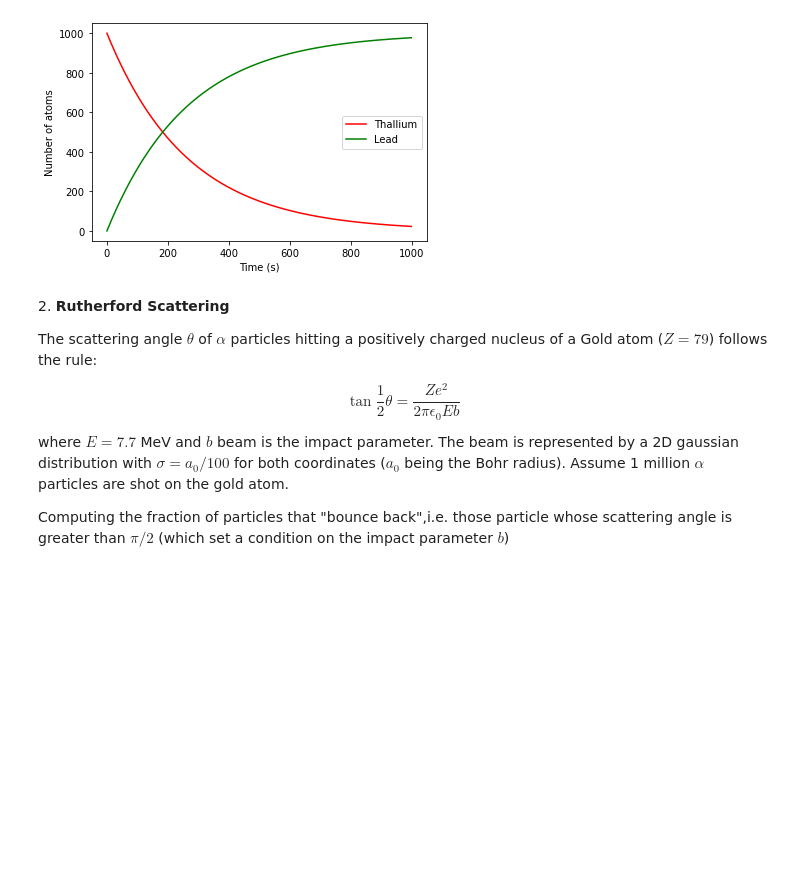
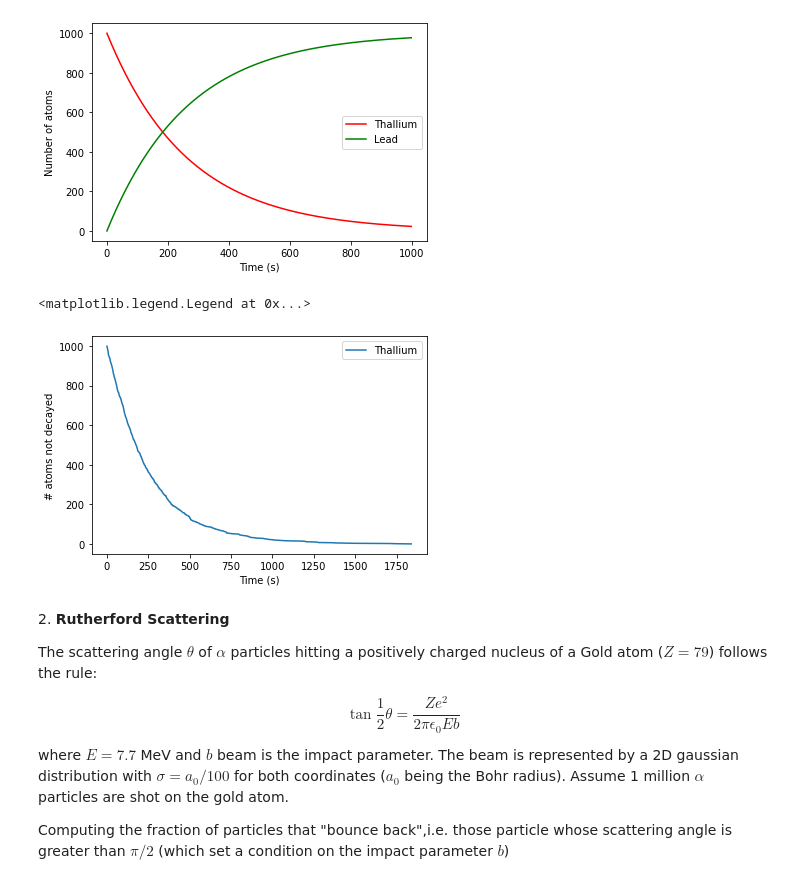
Before and after one commit to Sara-Munafo/LaboratoryOfComputationalPhysics_Y5, a Jupyter notebook: 10_MonteCarlo_exercises.ipynb, the cells around one changed output. Drawn from its saved outputs; the diff is of its cells as text; code cells hidden in the pictures; blank space fills up the shorter version.

```diff
--- a/10_MonteCarlo_exercises.ipynb
+++ b/10_MonteCarlo_exercises.ipynb
@@ -28,6 +28,36 @@ ax.legend()
 # %% [output]
 <matplotlib.legend.Legend at 0x...>
 [figure]
+# %%
+from scipy import stats
+import numpy.random as npr
+npr.seed(14342)
+
+def time(x,tau):
+    t=(-tau*np.log(1-x))/np.log(2)
+    return t
+
+tau=3.052*60
+n_T=1000
+n_L=0
+T=1000
+
+t_dec=[]
+atoms_t=[]
+
+for count in range(0,n_T):
+    t = time(np.random.uniform(0,1),tau)
+    t_dec.append(t)
+    n_T-=1
+    atoms_t.append(n_T)
+
+plt.plot(np.sort(t_dec),atoms_t, label='Thallium')
+plt.xlabel('Time (s)')
+plt.ylabel('# atoms not decayed')
+plt.legend()
+# %% [output]
+<matplotlib.legend.Legend at 0x...>
+[figure, added]
 # %% [markdown]
 2\. **Rutherford Scattering**
 
```
Also changed, not shown: parts of 2 cells of this notebook.
